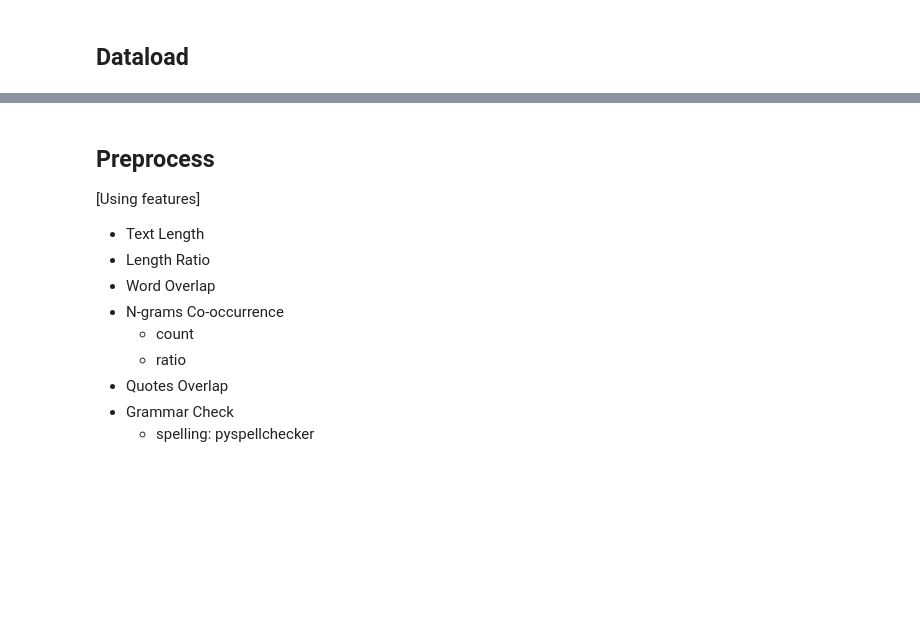
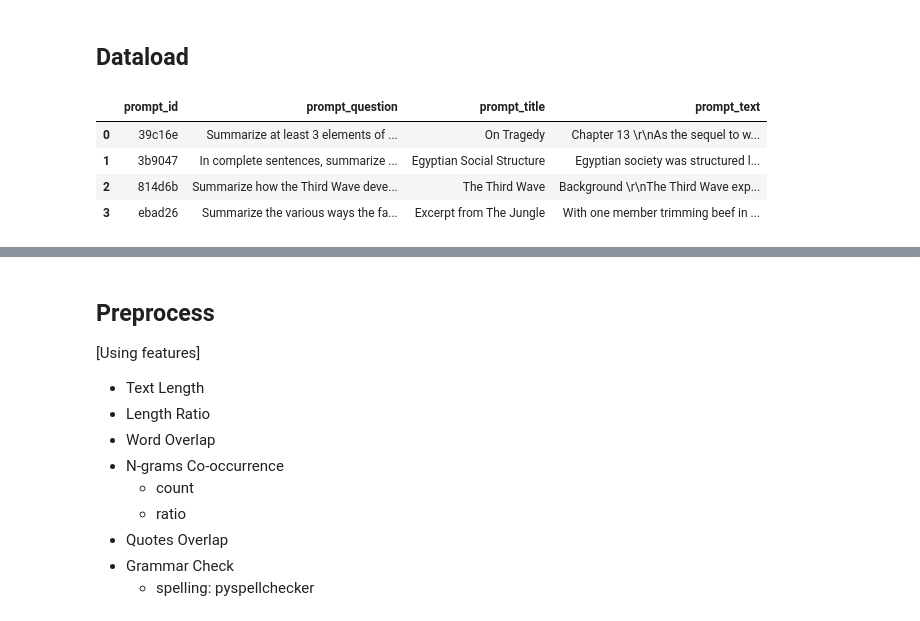
Before and after one commit to krisalmighty/commonlit_kaggle_match, a Jupyter notebook: commonlit-ess-lgbm-autocorrect-deberta-v3-tuned.ipynb, the cells around one changed output, grey strips where cells are left out. Drawn from its saved outputs; the diff is of its cells as text; code cells hidden in the pictures; blank space fills up the shorter version.

```diff
--- a/commonlit-ess-lgbm-autocorrect-deberta-v3-tuned.ipynb
+++ b/commonlit-ess-lgbm-autocorrect-deberta-v3-tuned.ipynb
@@ -109,3 +109,11 @@ prompts_test = pd.read_csv(DATA_DIR + "prompts_test.csv")
 summaries_train = pd.read_csv(DATA_DIR + "summaries_train.csv")
 summaries_test = pd.read_csv(DATA_DIR + "summaries_test.csv")
 sample_submission = pd.read_csv(DATA_DIR + "sample_submission.csv")
+# %%
+prompts_train.head()
+# %% [output]
+|  | prompt_id | prompt_question | prompt_title | prompt_text |
+| 0 | 39c16e | Summarize at least 3 elements of ... | On Tragedy | Chapter 13 \r\nAs the sequel to w... |
+| 1 | 3b9047 | In complete sentences, summarize ... | Egyptian Social Structure | Egyptian society was structured l... |
+| 2 | 814d6b | Summarize how the Third Wave deve... | The Third Wave | Background \r\nThe Third Wave exp... |
+| 3 | ebad26 | Summarize the various ways the fa... | Excerpt from The Jungle | With one member trimming beef in ... |
```
Also changed, not shown: parts of 14 cells of this notebook.
